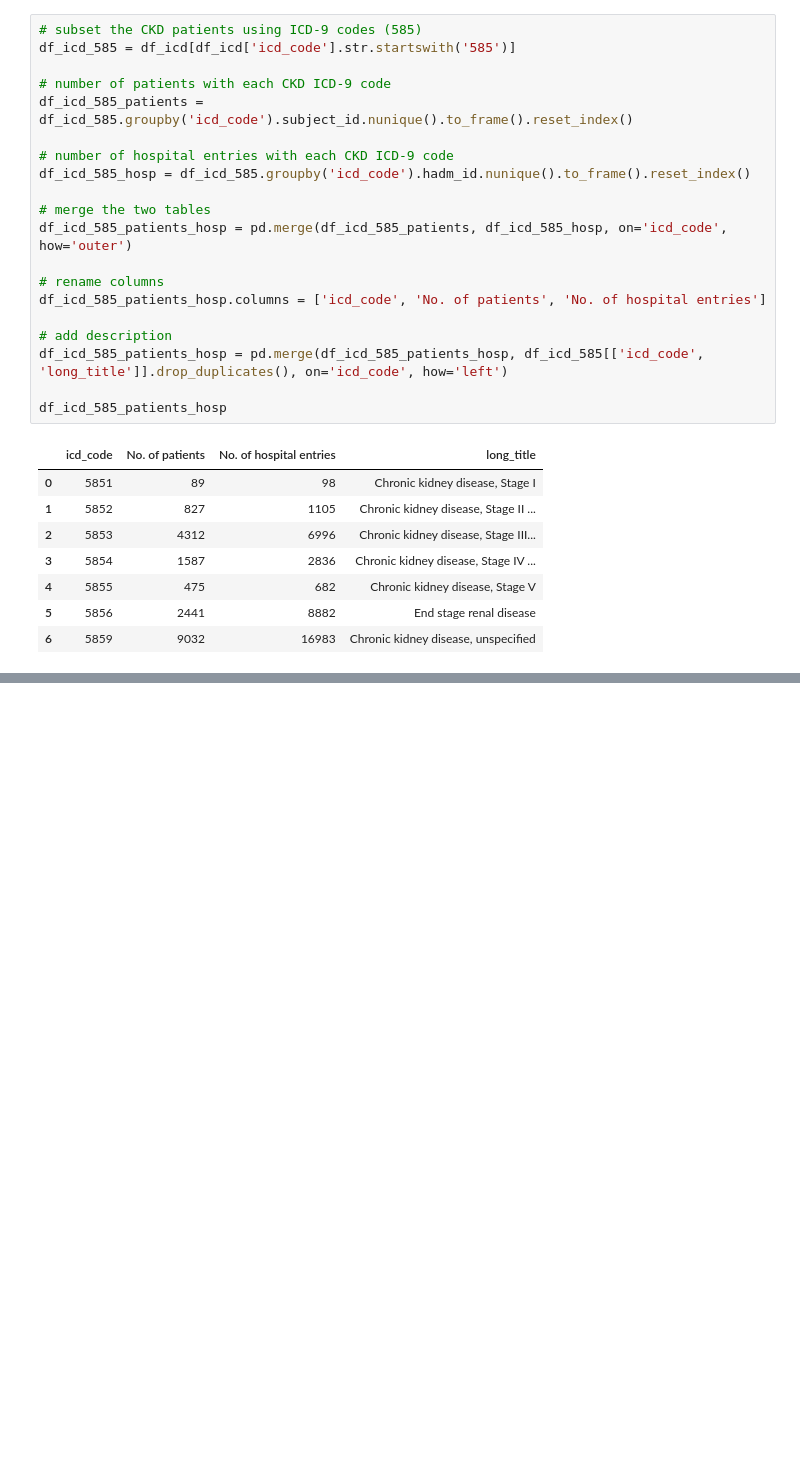
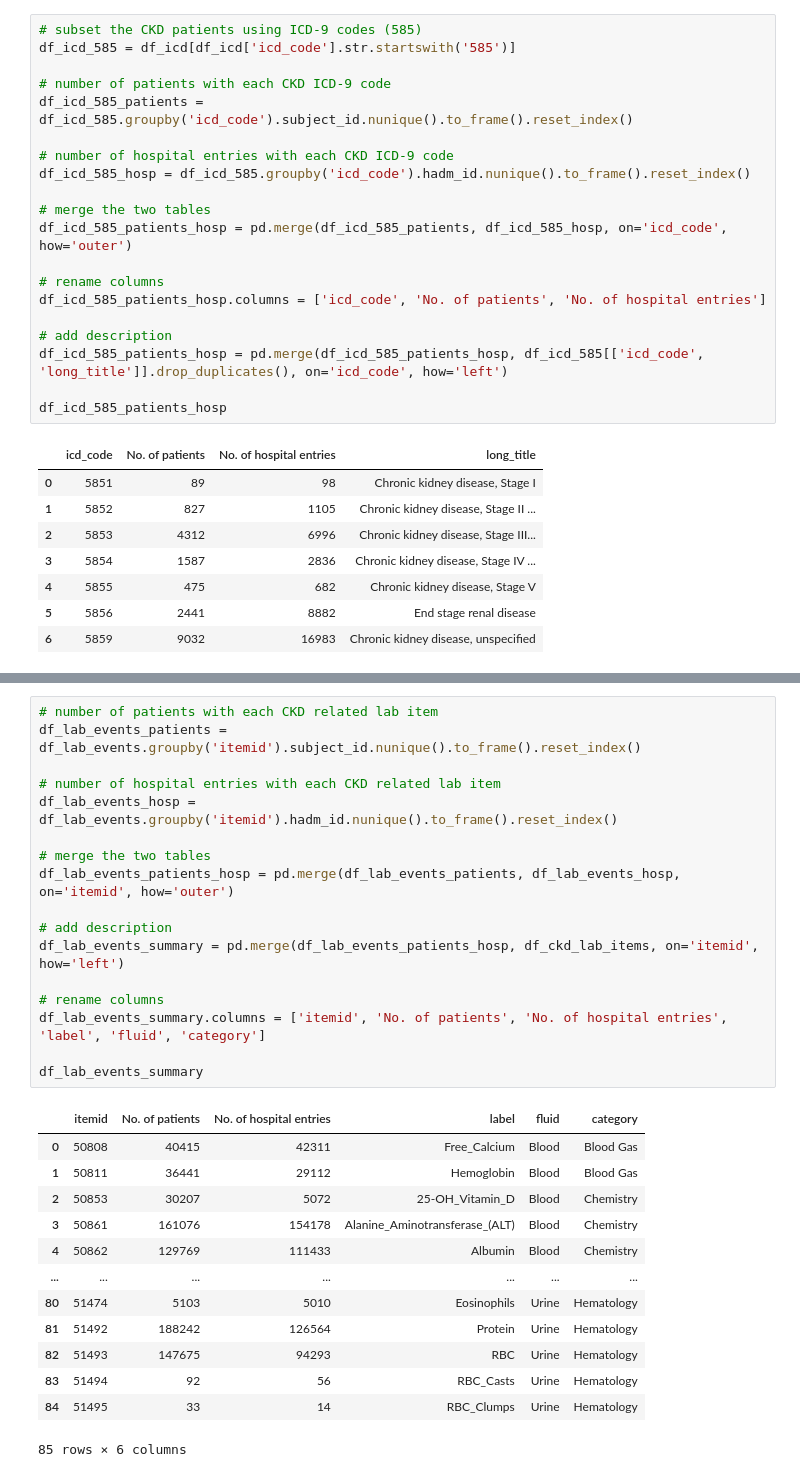
Before and after one commit to vironix-health/CKD-ZD-project, a Jupyter notebook: mimic_iv_ckd_ovrvw.ipynb, the cells around one changed output, grey strips where cells are left out. Saved outputs shown, nothing was run; the diff lists cells and outputs as text; blank space fills up the shorter version.

```diff
--- a/mimic_iv_ckd_ovrvw.ipynb
+++ b/mimic_iv_ckd_ovrvw.ipynb
@@ -36,0 +127,31 @@ df_icd_585_patients_hosp
+# %%
+# number of patients with each CKD related lab item
+df_lab_events_patients = df_lab_events.groupby('itemid').subject_id.nunique().to_frame().reset_index()
+
+# number of hospital entries with each CKD related lab item
+df_lab_events_hosp = df_lab_events.groupby('itemid').hadm_id.nunique().to_frame().reset_index()
+
+# merge the two tables
+df_lab_events_patients_hosp = pd.merge(df_lab_events_patients, df_lab_events_hosp, on='itemid', how='outer')
+
+# add description
+df_lab_events_summary = pd.merge(df_lab_events_patients_hosp, df_ckd_lab_items, on='itemid', how='left')
+
+# rename columns
+df_lab_events_summary.columns = ['itemid', 'No. of patients', 'No. of hospital entries', 'label', 'fluid', 'category']
+
+df_lab_events_summary
+# %% [output]
+|  | itemid | No. of patients | No. of hospital entries | label | fluid | category |
+| 0 | 50808 | 40415 | 42311 | Free_Calcium | Blood | Blood Gas |
+| 1 | 50811 | 36441 | 29112 | Hemoglobin | Blood | Blood Gas |
+| 2 | 50853 | 30207 | 5072 | 25-OH_Vitamin_D | Blood | Chemistry |
+| 3 | 50861 | 161076 | 154178 | Alanine_Aminotransferase_(ALT) | Blood | Chemistry |
+| 4 | 50862 | 129769 | 111433 | Albumin | Blood | Chemistry |
+| ... | ... | ... | ... | ... | ... | ... |
+| 80 | 51474 | 5103 | 5010 | Eosinophils | Urine | Hematology |
+| 81 | 51492 | 188242 | 126564 | Protein | Urine | Hematology |
+| 82 | 51493 | 147675 | 94293 | RBC | Urine | Hematology |
+| 83 | 51494 | 92 | 56 | RBC_Casts | Urine | Hematology |
+| 84 | 51495 | 33 | 14 | RBC_Clumps | Urine | Hematology |
+85 rows × 6 columns
```
Also changed, not shown: parts of 18 cells of this notebook.
